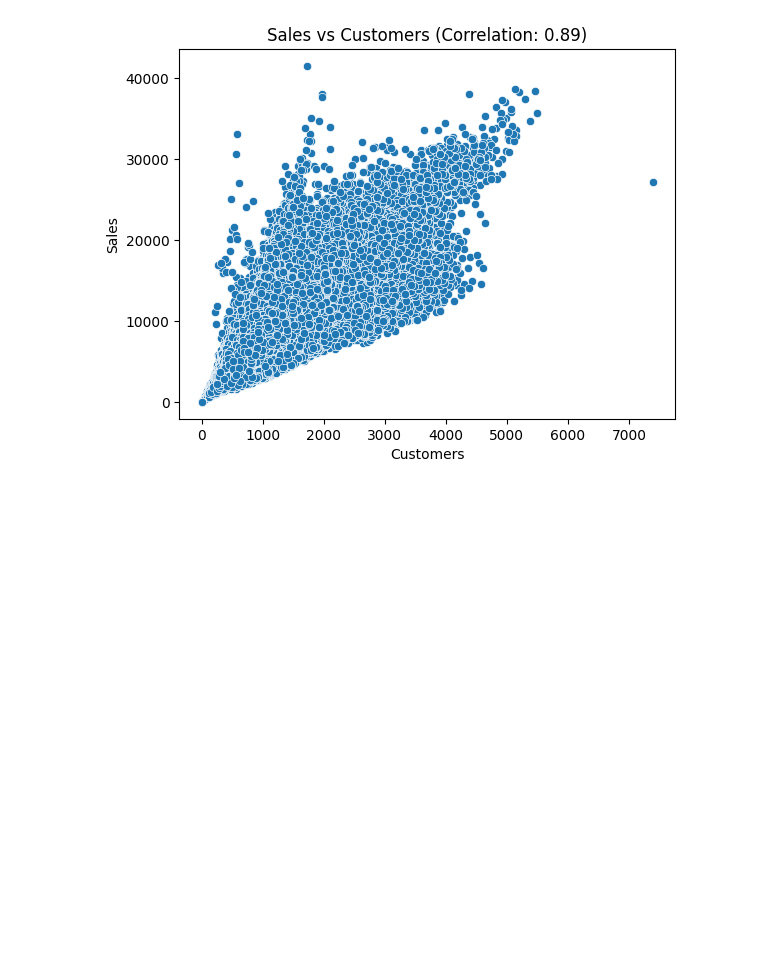
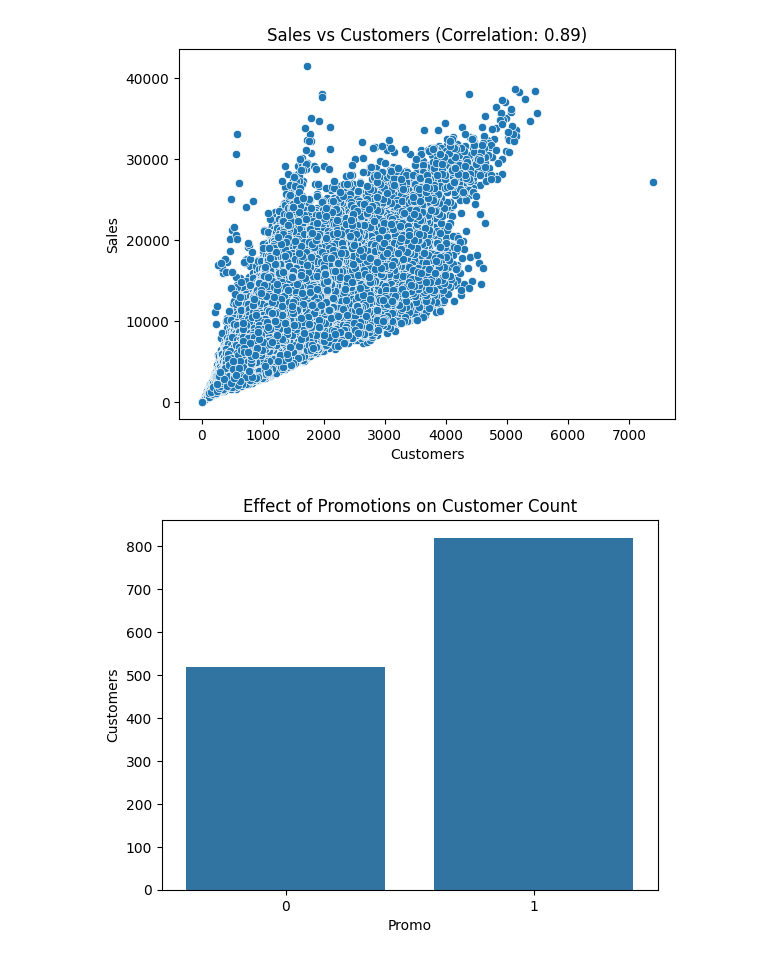
Before and after one commit to mareye132/Rossmann_Pharmaceuticals, a Jupyter notebook: notebooks/Rossman_Exploration.ipynb, the cells around one changed output. Drawn from its saved outputs; the diff is of its cells as text; code cells hidden in the pictures; blank space fills up the shorter version.

```diff
--- a/notebooks/Rossman_Exploration.ipynb
+++ b/notebooks/Rossman_Exploration.ipynb
@@ -101,3 +115,13 @@ plt.show()
 logging.info(f'Correlation between Sales and Customers: {correlation}')
 # %% [output]
 [figure]
+# %%
+# Checking effect of promo on customer count
+promo_customers = merged_df.groupby('Promo')['Customers'].mean().reset_index()
+sns.barplot(data=promo_customers, x='Promo', y='Customers')
+plt.title('Effect of Promotions on Customer Count')
+plt.show()
+
+logging.info('Analyzed if promos attract more customers')
+# %% [output]
+[figure, added]
```
Also changed, not shown: parts of 10 cells of this notebook, 1 other file.
